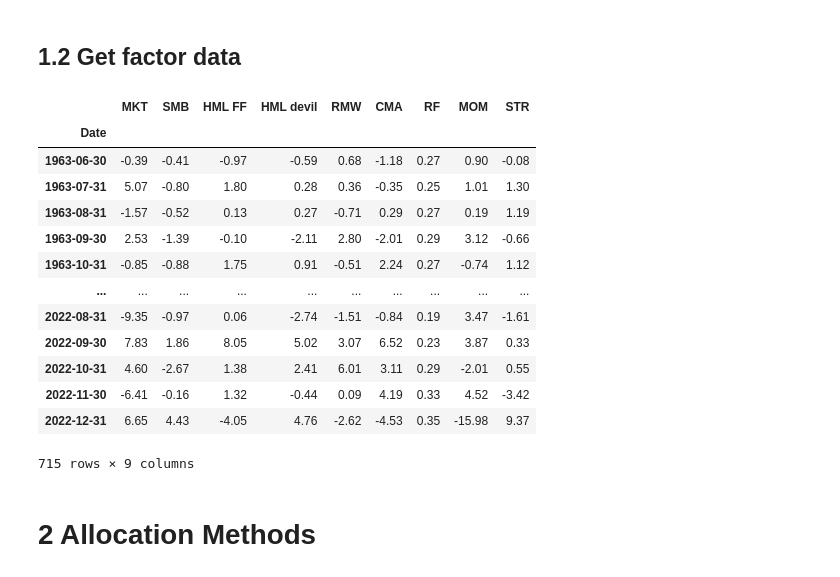
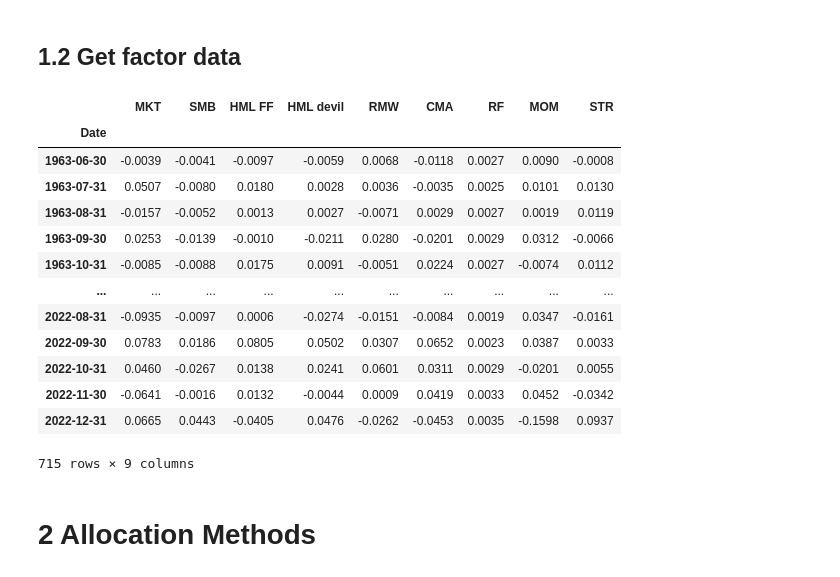
Before and after one commit to hegrace0101/asset_allocation_final, a Jupyter notebook: Factor Model Creation.ipynb, the cells around one changed output. Drawn from its saved outputs; the diff is of its cells as text; code cells hidden in the pictures.

```diff
--- a/Factor Model Creation.ipynb
+++ b/Factor Model Creation.ipynb
@@ -182,22 +183,23 @@ The Journal of Portfolio Management, Vol. 39, No. 4, pp. 49-68
 # %%
 factor_df = pd.read_csv('factor_FF_devil.csv', index_col=0)
 factor_df.index = pd.to_datetime(factor_df.index, format='%Y%m') + datetime.timedelta(days=-1)
 factor_df['HML devil'] = factor_df['HML devil']*100
+factor_df = factor_df/100
 factor_df
 # %% [output]
 |  | MKT | SMB | HML FF | HML devil | RMW | CMA | RF | MOM | STR |
 | Date |  |  |  |  |  |  |  |  |  |
-| 1963-06-30 | -0.39 | -0.41 | -0.97 | -0.59 | 0.68 | -1.18 | 0.27 | 0.90 | -0.08 |
-| 1963-07-31 | 5.07 | -0.80 | 1.80 | 0.28 | 0.36 | -0.35 | 0.25 | 1.01 | 1.30 |
-| 1963-08-31 | -1.57 | -0.52 | 0.13 | 0.27 | -0.71 | 0.29 | 0.27 | 0.19 | 1.19 |
-| 1963-09-30 | 2.53 | -1.39 | -0.10 | -2.11 | 2.80 | -2.01 | 0.29 | 3.12 | -0.66 |
-| 1963-10-31 | -0.85 | -0.88 | 1.75 | 0.91 | -0.51 | 2.24 | 0.27 | -0.74 | 1.12 |
+| 1963-06-30 | -0.0039 | -0.0041 | -0.0097 | -0.0059 | 0.0068 | -0.0118 | 0.0027 | 0.0090 | -0.0008 |
+| 1963-07-31 | 0.0507 | -0.0080 | 0.0180 | 0.0028 | 0.0036 | -0.0035 | 0.0025 | 0.0101 | 0.0130 |
+| 1963-08-31 | -0.0157 | -0.0052 | 0.0013 | 0.0027 | -0.0071 | 0.0029 | 0.0027 | 0.0019 | 0.0119 |
+| 1963-09-30 | 0.0253 | -0.0139 | -0.0010 | -0.0211 | 0.0280 | -0.0201 | 0.0029 | 0.0312 | -0.0066 |
+| 1963-10-31 | -0.0085 | -0.0088 | 0.0175 | 0.0091 | -0.0051 | 0.0224 | 0.0027 | -0.0074 | 0.0112 |
 | ... | ... | ... | ... | ... | ... | ... | ... | ... | ... |
-| 2022-08-31 | -9.35 | -0.97 | 0.06 | -2.74 | -1.51 | -0.84 | 0.19 | 3.47 | -1.61 |
-| 2022-09-30 | 7.83 | 1.86 | 8.05 | 5.02 | 3.07 | 6.52 | 0.23 | 3.87 | 0.33 |
-| 2022-10-31 | 4.60 | -2.67 | 1.38 | 2.41 | 6.01 | 3.11 | 0.29 | -2.01 | 0.55 |
-| 2022-11-30 | -6.41 | -0.16 | 1.32 | -0.44 | 0.09 | 4.19 | 0.33 | 4.52 | -3.42 |
-| 2022-12-31 | 6.65 | 4.43 | -4.05 | 4.76 | -2.62 | -4.53 | 0.35 | -15.98 | 9.37 |
+| 2022-08-31 | -0.0935 | -0.0097 | 0.0006 | -0.0274 | -0.0151 | -0.0084 | 0.0019 | 0.0347 | -0.0161 |
+| 2022-09-30 | 0.0783 | 0.0186 | 0.0805 | 0.0502 | 0.0307 | 0.0652 | 0.0023 | 0.0387 | 0.0033 |
+| 2022-10-31 | 0.0460 | -0.0267 | 0.0138 | 0.0241 | 0.0601 | 0.0311 | 0.0029 | -0.0201 | 0.0055 |
+| 2022-11-30 | -0.0641 | -0.0016 | 0.0132 | -0.0044 | 0.0009 | 0.0419 | 0.0033 | 0.0452 | -0.0342 |
+| 2022-12-31 | 0.0665 | 0.0443 | -0.0405 | 0.0476 | -0.0262 | -0.0453 | 0.0035 | -0.1598 | 0.0937 |
 715 rows × 9 columns
 # %% [markdown]
 # 2 Allocation Methods
```
Also changed, not shown: parts of 13 cells of this notebook.
